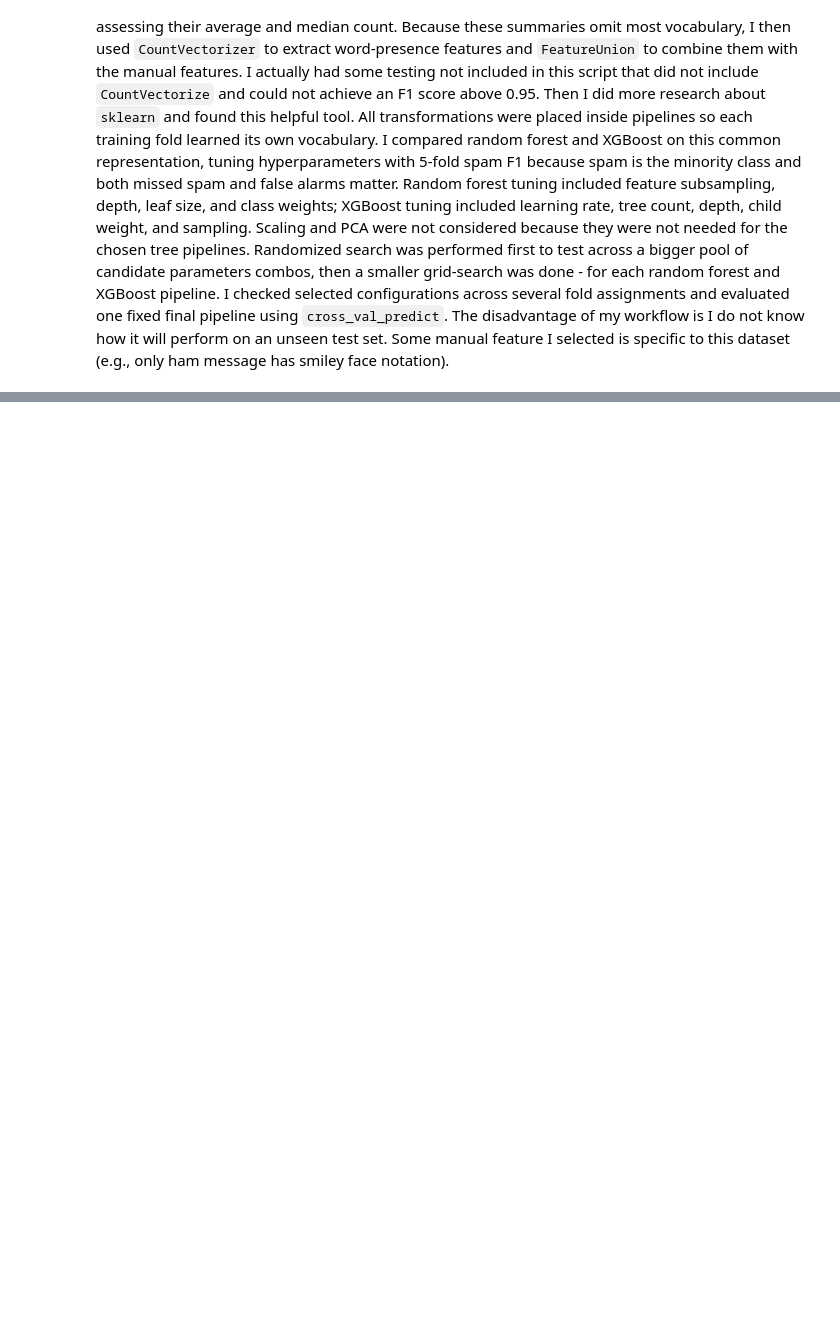
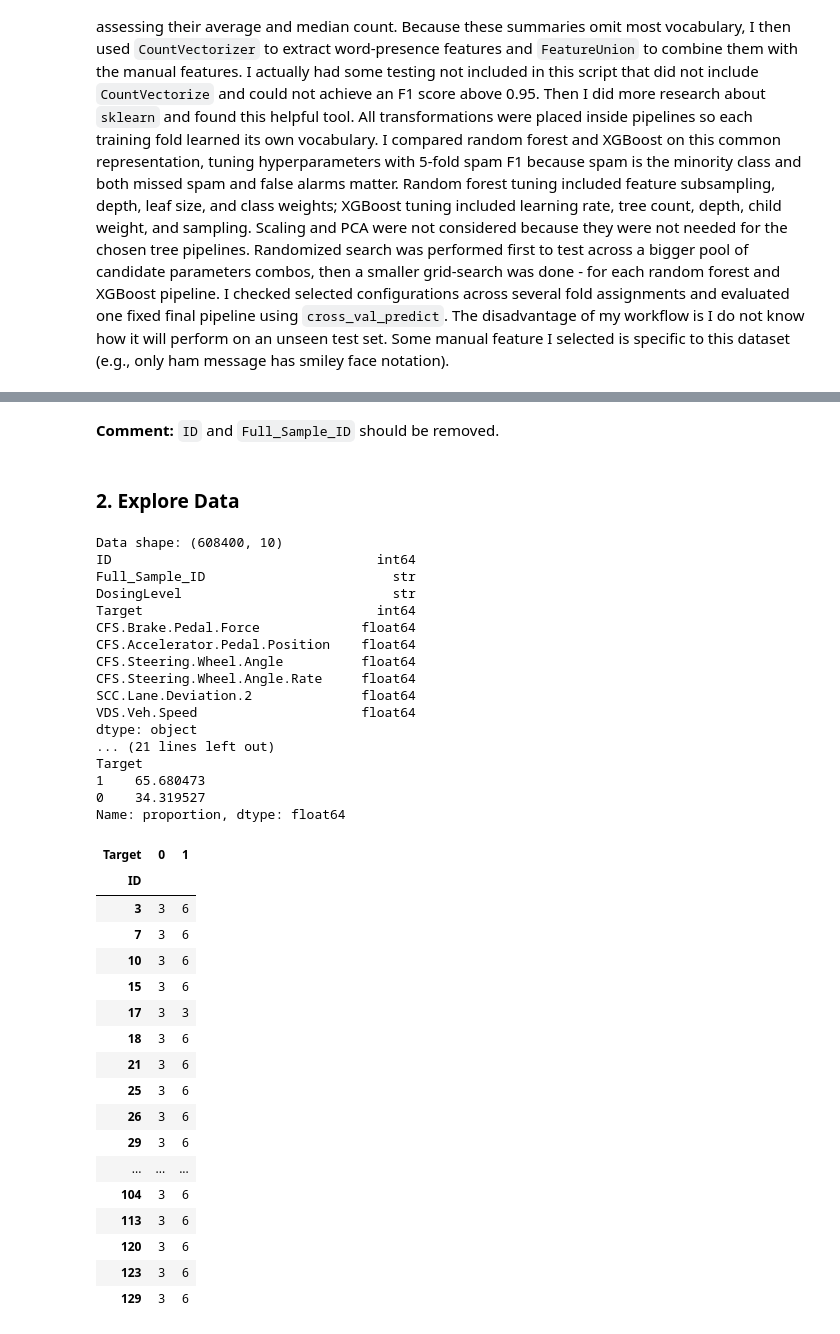
Before and after one commit to khanhdo05/Intro-to-ML, a Jupyter notebook: homework3.ipynb, the cells around one changed output, grey strips where cells are left out. Saved outputs shown, nothing was run; the diff lists cells and outputs as text; code cells hidden in the pictures; blank space fills up the shorter version.

```diff
--- a/homework3.ipynb
+++ b/homework3.ipynb
@@ -502,0 +511,3 @@ I represented each SMS message using manually engineered features and binary uni
+# %%
+drug = pd.read_csv("https://remiller1450.github.io/data/drugdetection.csv")
+drug.head()
@@ -502,0 +521,66 @@ I represented each SMS message using manually engineered features and binary uni
+# %% [markdown]
+**Comment:** `ID` and `Full_Sample_ID` should be removed.
+# %% [markdown]
+### 2. Explore Data
+# %%
+print("Data shape:", drug.shape)
+print(drug.dtypes)
+print("Missing values:")
+print(drug.isna().sum())
+
+# Check the outcome and participant within each driving sample
+drug_groups = drug.groupby("Full_Sample_ID", sort=False)
+drug_sample_sizes = drug_groups.size()
+print("Number of samples:", len(drug_sample_sizes))
+print("Number of participants:", drug["ID"].nunique())
+print("Time steps per sample:")
+print(drug_sample_sizes.value_counts())
+
+assert drug["Full_Sample_ID"].notna().all()
+assert drug_sample_sizes.eq(3600).all()  # 3600 time steps per sample
+assert drug_groups["Target"].nunique().eq(1).all()
+assert drug_groups["ID"].nunique().eq(1).all()
+assert drug_groups["DosingLevel"].nunique().eq(1).all()
+assert drug["Target"].isin([0, 1]).all()
+assert drug["Target"].eq(drug["DosingLevel"].isin(["YM", "ZM"]).astype(int)).all()
+
+# Count classes at the sample level
+drug_sample_info = drug_groups[["ID", "DosingLevel", "Target"]].first()
+print(drug_sample_info["Target"].value_counts())
+print(drug_sample_info["Target"].value_counts(normalize=True) * 100)
+# %% [output]
+Data shape: (608400, 10)
+ID                                  int64
+Full_Sample_ID                        str
+DosingLevel                           str
+Target                              int64
+CFS.Brake.Pedal.Force             float64
+CFS.Accelerator.Pedal.Position    float64
+CFS.Steering.Wheel.Angle          float64
+CFS.Steering.Wheel.Angle.Rate     float64
+SCC.Lane.Deviation.2              float64
+VDS.Veh.Speed                     float64
+dtype: object
+... (21 lines left out)
+Target
+1    65.680473
+0    34.319527
+Name: proportion, dtype: float64
+| Target | 0 | 1 |
+| ID |  |  |
+| 3 | 3 | 6 |
+| 7 | 3 | 6 |
+| 10 | 3 | 6 |
+| 15 | 3 | 6 |
+| 17 | 3 | 3 |
+| 18 | 3 | 6 |
+| 21 | 3 | 6 |
+| 25 | 3 | 6 |
+| 26 | 3 | 6 |
+| 29 | 3 | 6 |
+| ... | ... | ... |
+| 104 | 3 | 6 |
+| 113 | 3 | 6 |
+| 120 | 3 | 6 |
+| 123 | 3 | 6 |
+| 129 | 3 | 6 |
```
Also changed, not shown: parts of 10 cells of this notebook.
